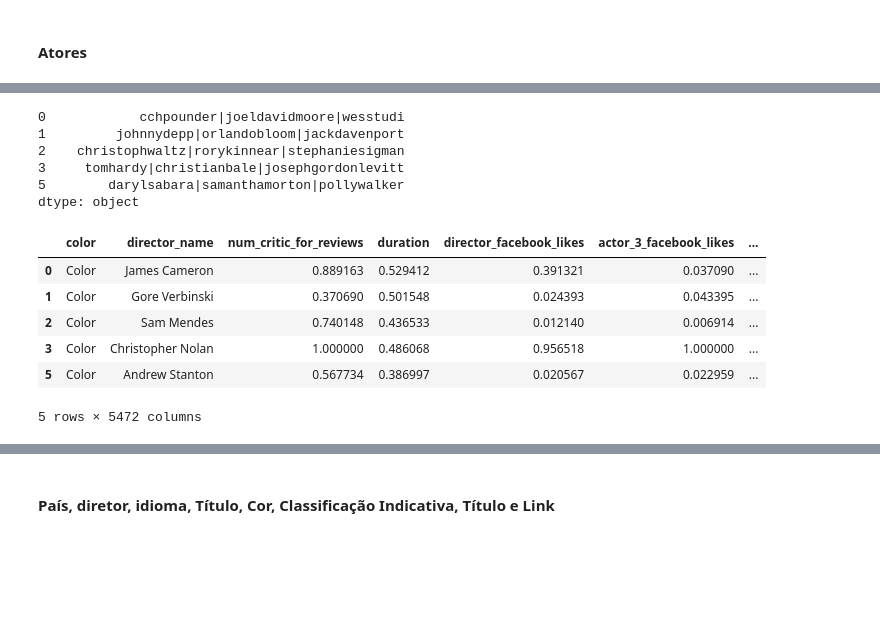
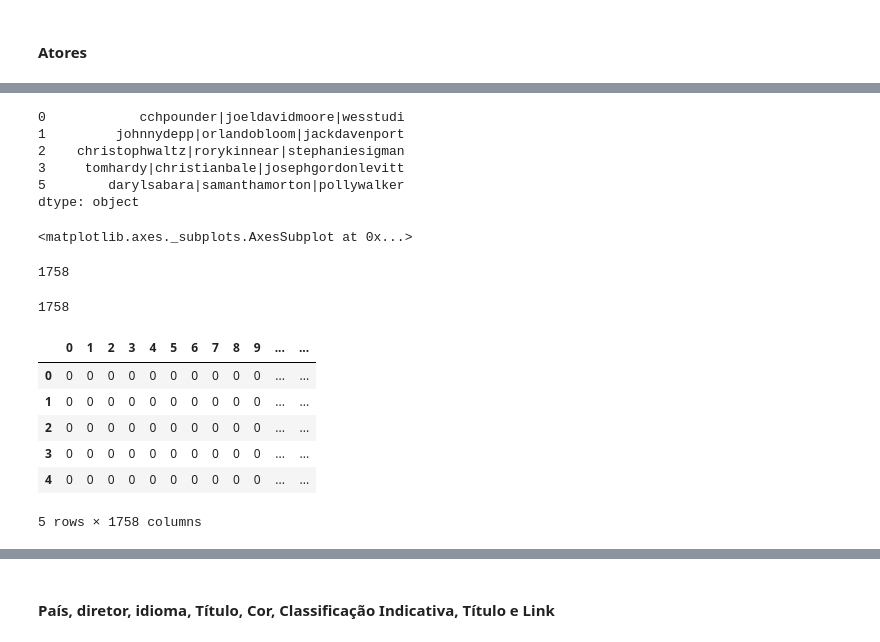
Before and after one commit to dcandrade/movie-data-mining, a Jupyter notebook: preprocessing/Preprocessing.ipynb, the cells around one changed output, grey strips where cells are left out. Saved outputs shown, nothing was run; the diff lists cells and outputs as text; code cells hidden in the pictures; blank space fills up the shorter version.

```diff
--- a/preprocessing/Preprocessing.ipynb
+++ b/preprocessing/Preprocessing.ipynb
@@ -838,32 +841,47 @@ actors = movies_df[columns_actors].values.flatten()
+# %%
+join_actors = movies_df[columns_actors[0]].astype(str) +'|' +  movies_df[columns_actors[1]].astype(str) + '|' +movies_df[columns_actors[2]].astype(str)
+movies_df.drop(columns = columns_actors, inplace=True)
+join_actors.head()
+# %% [output]
+0            cchpounder|joeldavidmoore|wesstudi
+1         johnnydepp|orlandobloom|jackdavenport
+2    christophwaltz|rorykinnear|stephaniesigman
+3     tomhardy|christianbale|josephgordonlevitt
+5        darylsabara|samanthamorton|pollywalker
+dtype: object
+# %%
+all_actors = pd.Series(actors)
+acc_frequency = all_actors.value_counts().cumsum() / len(all_actors) * 100
+x = [i for i in range(0,100, 5)]
+y = [len(acc_frequency[acc_frequency < i]) for i in x]
+frequencies = pd.Series(index=x, data=y)
+frequencies.plot(kind='bar')
+# %% [output]
+<matplotlib.axes._subplots.AxesSubplot at 0x...>
+# %%
+##Eliminando os atores menos frequentes - serão utilizados os que tem frequencia acumulada somada, em ordem, ate 80
+selected_actors = list(acc_frequency[acc_frequency < 70].index)
+len(selected_actors)
+# %% [output]
+1758
 # %%
 actor_vectorizer = CountVectorizer()
-actor_vectorizer.fit(actors)
+actor_vectorizer.fit(selected_actors)
 vocabulary = sorted(actor_vectorizer.vocabulary_)
+len(vocabulary)
+# %% [output]
+1758
-# %%
-join_actors = movies_df[columns_actors[0]].astype(str) +'|' +  movies_df[columns_actors[1]].astype(str) + '|' +movies_df[columns_actors[2]].astype(str)
-movies_df.drop(columns = columns_actors, inplace=True)
-#movies_df['actors'] = join_actors
-join_actors.head()
-# %% [output]
-0            cchpounder|joeldavidmoore|wesstudi
-1         johnnydepp|orlandobloom|jackdavenport
-2    christophwaltz|rorykinnear|stephaniesigman
-3     tomhardy|christianbale|josephgordonlevitt
-5        darylsabara|samanthamorton|pollywalker
-dtype: object
 # %%
 #actors_vect =  actor_vectorizer.transform(categorical_df['actors']).toarray()
 #categorical_df['actors'] = actors_vect
 binarized_actors = actor_vectorizer.transform(join_actors.values)
 actors_df = pd.DataFrame(binarized_actors.toarray())
-actors_df.rename(lambda x: 'actor_'+vocabulary[int(x)], axis='columns', inplace=True)
-movies_df = movies_df.join(actors_df)
-movies_df.head()
+actors_df.head()
 # %% [output]
-|  | color | director_name | num_critic_for_reviews | duration | director_facebook_likes | actor_3_facebook_likes | ... |
-| 0 | Color | James Cameron | 0.889163 | 0.529412 | 0.391321 | 0.037090 | ... |
-| 1 | Color | Gore Verbinski | 0.370690 | 0.501548 | 0.024393 | 0.043395 | ... |
-| 2 | Color | Sam Mendes | 0.740148 | 0.436533 | 0.012140 | 0.006914 | ... |
-| 3 | Color | Christopher Nolan | 1.000000 | 0.486068 | 0.956518 | 1.000000 | ... |
-| 5 | Color | Andrew Stanton | 0.567734 | 0.386997 | 0.020567 | 0.022959 | ... |
+|  | 0 | 1 | 2 | 3 | 4 | 5 | 6 | 7 | 8 | 9 | ... | ... |
+| 0 | 0 | 0 | 0 | 0 | 0 | 0 | 0 | 0 | 0 | 0 | ... | ... |
+| 1 | 0 | 0 | 0 | 0 | 0 | 0 | 0 | 0 | 0 | 0 | ... | ... |
+| 2 | 0 | 0 | 0 | 0 | 0 | 0 | 0 | 0 | 0 | 0 | ... | ... |
+| 3 | 0 | 0 | 0 | 0 | 0 | 0 | 0 | 0 | 0 | 0 | ... | ... |
+| 4 | 0 | 0 | 0 | 0 | 0 | 0 | 0 | 0 | 0 | 0 | ... | ... |
-5 rows × 5472 columns
+5 rows × 1758 columns
```
Also changed, not shown: parts of 17 cells of this notebook.
